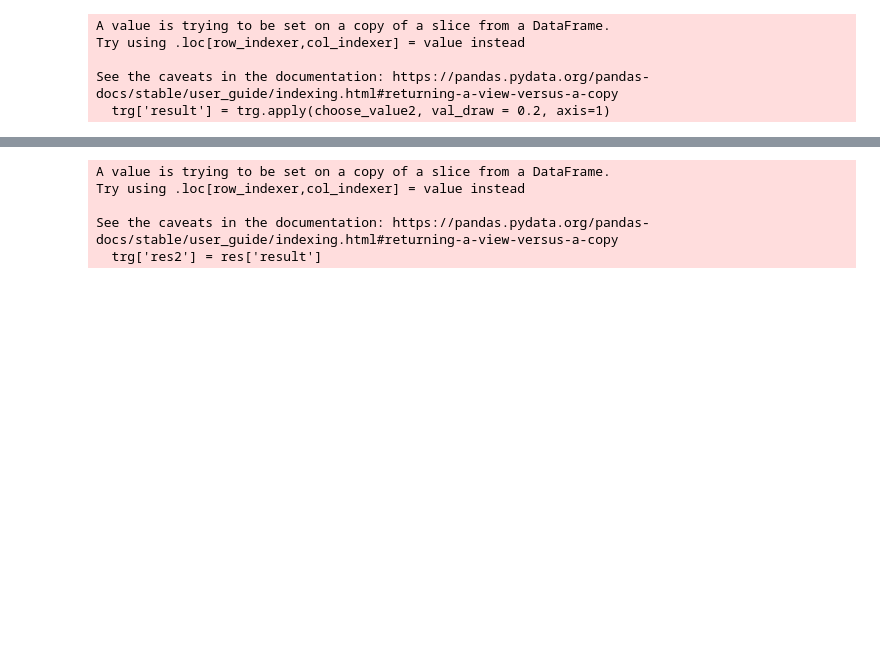
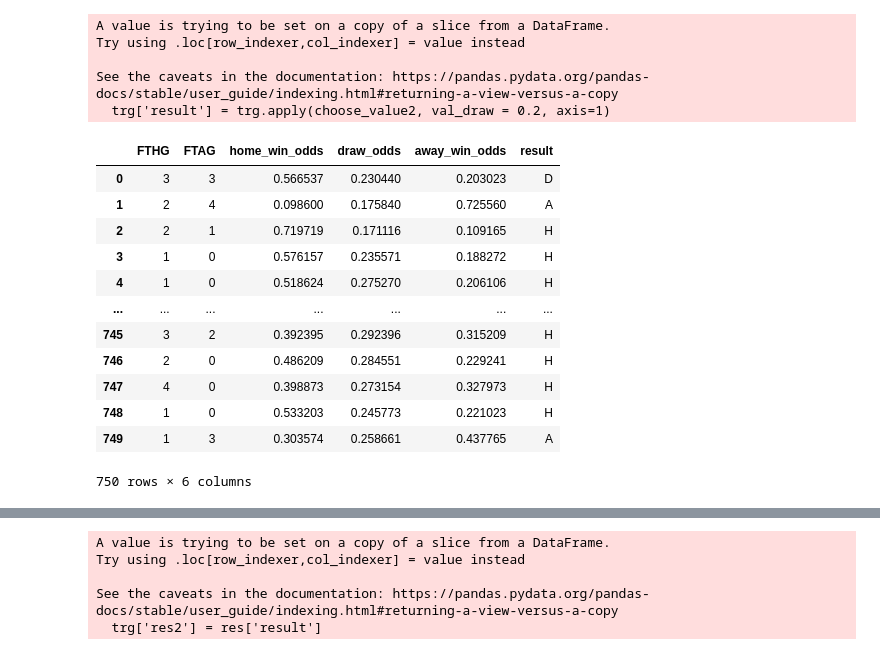
Before and after one commit to mcparaca/Football-betting-model, a Jupyter notebook: Football_predictions_bets_model/Modelling_whole_data_betting_goals.ipynb, the cells around one changed output, grey strips where cells are left out. Drawn from its saved outputs; the diff is of its cells as text; code cells hidden in the pictures; blank space fills up the shorter version.

```diff
--- a/Football_predictions_bets_model/Modelling_whole_data_betting_goals.ipynb
+++ b/Football_predictions_bets_model/Modelling_whole_data_betting_goals.ipynb
@@ -98,6 +98,22 @@ Try using .loc[row_indexer,col_indexer] = value instead
 
 See the caveats in the documentation: https://pandas.pydata.org/pandas-docs/stable/user_guide/indexing.html#returning-a-view-versus-a-copy
   trg['result'] = trg.apply(choose_value2, val_draw = 0.2, axis=1)
+# %%
+trg
+# %% [output]
+|  | FTHG | FTAG | home_win_odds | draw_odds | away_win_odds | result |
+| 0 | 3 | 3 | 0.566537 | 0.230440 | 0.203023 | D |
+| 1 | 2 | 4 | 0.098600 | 0.175840 | 0.725560 | A |
+| 2 | 2 | 1 | 0.719719 | 0.171116 | 0.109165 | H |
+| 3 | 1 | 0 | 0.576157 | 0.235571 | 0.188272 | H |
+| 4 | 1 | 0 | 0.518624 | 0.275270 | 0.206106 | H |
+| ... | ... | ... | ... | ... | ... | ... |
+| 745 | 3 | 2 | 0.392395 | 0.292396 | 0.315209 | H |
+| 746 | 2 | 0 | 0.486209 | 0.284551 | 0.229241 | H |
+| 747 | 4 | 0 | 0.398873 | 0.273154 | 0.327973 | H |
+| 748 | 1 | 0 | 0.533203 | 0.245773 | 0.221023 | H |
+| 749 | 1 | 3 | 0.303574 | 0.258661 | 0.437765 | A |
+750 rows × 6 columns
 # %%
 res = pd.DataFrame(y_pred, columns = ['FTHG', 'FTAG'])
 res['result'] = res.apply(choose_value2, val_draw = 0.2, axis=1)
```
Also changed, not shown: parts of 22 cells of this notebook, 4 other files.
